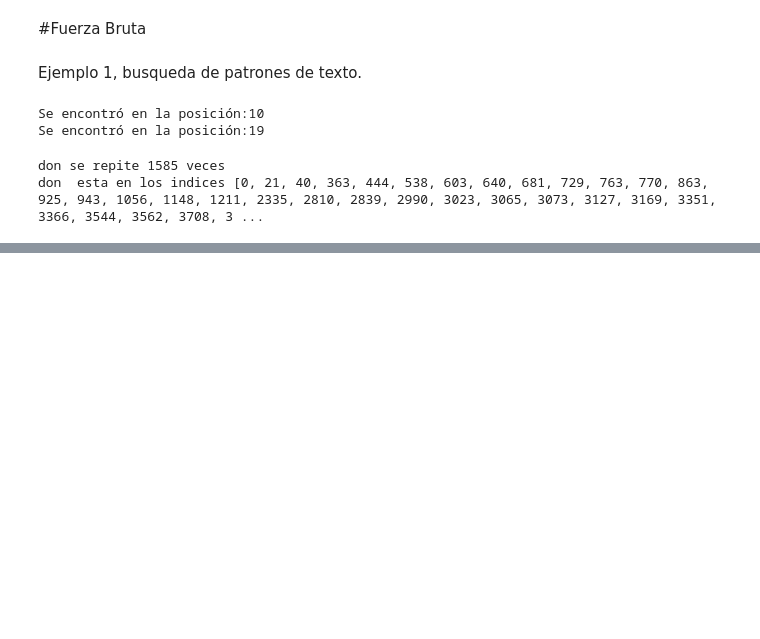
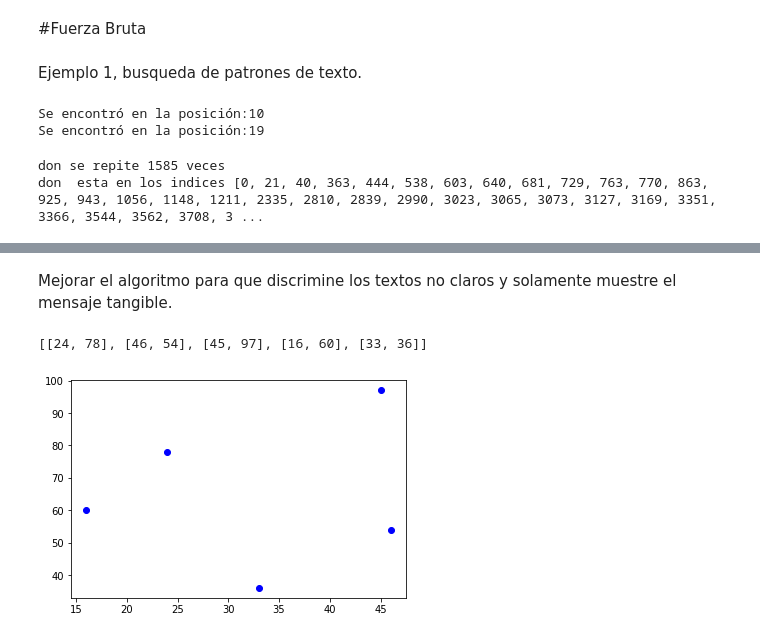
Before and after one commit to EdgarVitelaChicharo/Dise-o-y-Anal-sis-de-Algoritmos---FES, a Jupyter notebook: Estrategias_Diseño.ipynb, the cells around one changed output, grey strips where cells are left out. Cells and saved outputs as stored; diff of their text form; code cells hidden in the pictures; blank space fills up the shorter version.

```diff
--- a/Estrategias_Diseño.ipynb
+++ b/Estrategias_Diseño.ipynb
@@ -70,0 +58,12 @@ merced  esta en los indices [761, 820, 918, 1562, 1978, 2219, 2284, 2371, 3016,
+# %%
+# Solamente descifrar (Encriptado esta mal dicho)
+cifrado = "dwdfdu"
+alfabeto = "abcdefghijklmnopqrstuvwxyz"
+print(len(alfabeto))
+# Llave ¿Posiciones de corrimiento?
+for llave in range(1 , len(alfabeto)):
+    for i in range( len(cifrado) ):
+        #print(alfabeto.index (cifrado[i]) , end = " " )
+        index = alfabeto.index (cifrado[i])
+        print( alfabeto[ (index + llave) % 26 ] , end = " ")
+    print("")
@@ -70,0 +88,16 @@ merced  esta en los indices [761, 820, 918, 1562, 1978, 2219, 2284, 2371, 3016,
+# %%
+# Solamente descifrar (Encriptado esta mal dicho)
+cifrado = "zg gzhv lpz vidhv v gv pidqzmndyvy ivxdjivg, kjm hd mvuv cvwgvmá zg znkímdop, mzqzgv gv qjxvxdói cphviínodxv xji gv lpz apz xjixzwdyv. zg vpojm yz znov xégzwmz amvnz, ejné qvnxjixzgjn, vnphdó gv mzxojmív zi 1920, zi piv ékjxv zi lpz gvn znkzmviuvn yz gv mzqjgpxdói vúi znovwvi qdqvn, cvwív piv bmvi aé zi gv kvomdv t zg áidhj mzyziojm nz zsoziyív zi zg vhwdzioz."
+alfabeto = "abcdefghijklmnopqrstuvwxyz"
+print(len(alfabeto))
+# Llave ¿Posiciones de corrimiento?
+for llave in range( 1 , len(alfabeto)):
+    for i in range( len(cifrado)):
+        if not( cifrado[i] in alfabeto ):
+            print( cifrado[i] , end = " ")
+        else:
+            #print( alfabeto.index( cifrado[i]) , end=" " )
+            index = alfabeto.index( cifrado[i] )
+            print( alfabeto[ (index + llave) % 26 ] , end = " " )
+
+    print("")
@@ -70,0 +122,16 @@ merced  esta en los indices [761, 820, 918, 1562, 1978, 2219, 2284, 2371, 3016,
+# %% [markdown]
+Mejorar el algoritmo para que discrimine los textos no claros y solamente muestre el mensaje tangible.
+# %%
+from matplotlib import pyplot as plt
+import random
+
+pares = []
+for i in range(5):
+    pares.append( [ random.randint(1,100) , random.randint(1,100) ] )
+print(pares)
+
+for par in pares:
+    plt.plot( par[0],par[1] , "bo" )
+# %% [output]
+[[24, 78], [46, 54], [45, 97], [16, 60], [33, 36]]
+[figure, added]
```
Also changed, not shown: parts of 4 cells of this notebook.
